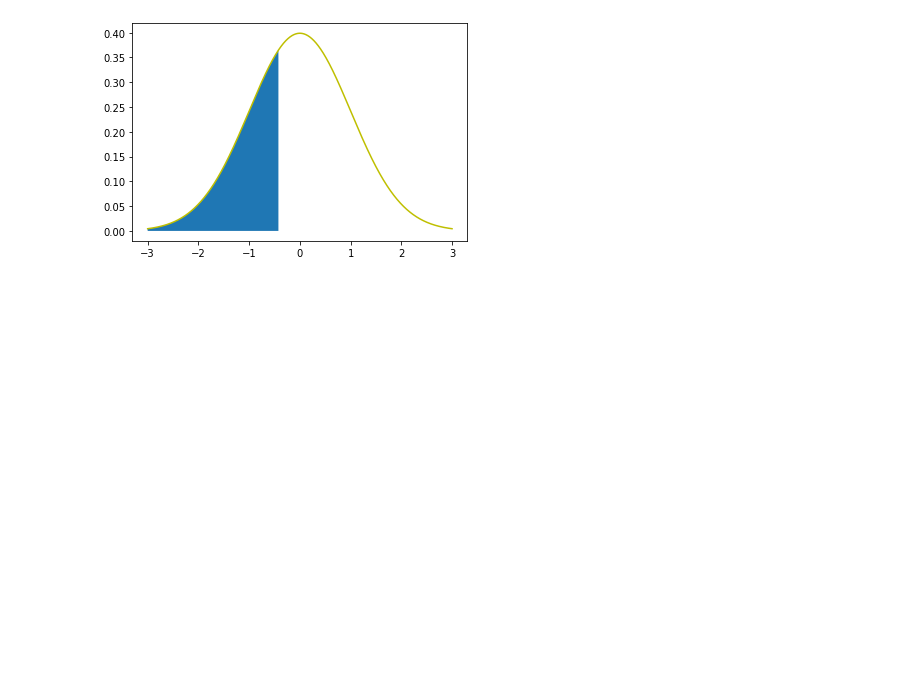
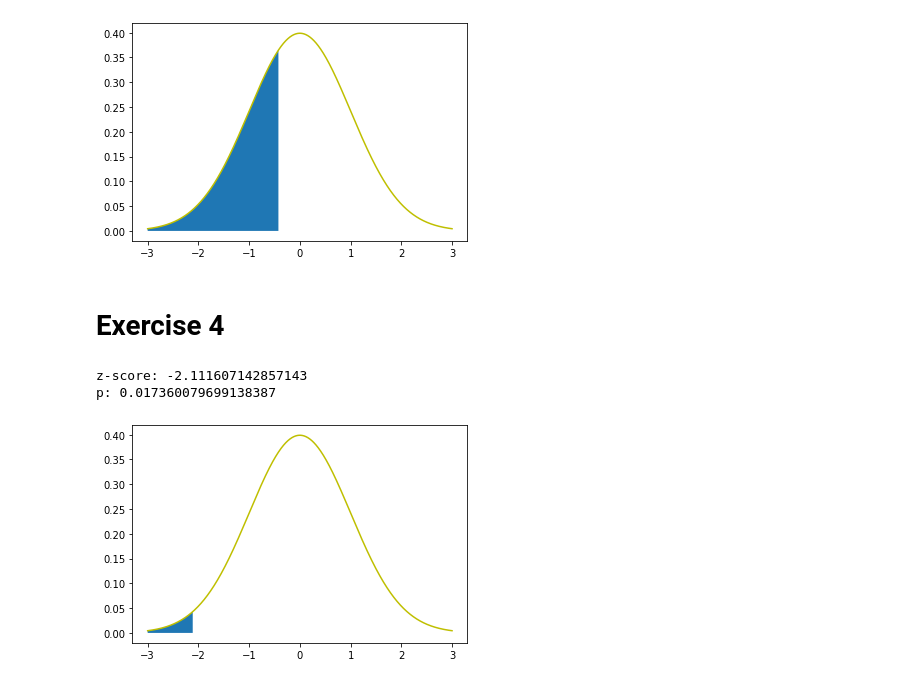
Before and after one commit to FerdianFy13/Fundamental_Inference_Statistics, a Jupyter notebook: Sampling_Distribution.ipynb, the cells around one changed output. Drawn from its saved outputs; the diff is of its cells as text; code cells hidden in the pictures; blank space fills up the shorter version.

```diff
--- a/Sampling_Distribution.ipynb
+++ b/Sampling_Distribution.ipynb
@@ -103,3 +103,38 @@ x = np.arange(-3, 3, 0.001)
 draw_z_score(x, (x<z_score))
 # %% [output]
 [figure]
+# %% [markdown]
+# Exercise 4
+# %%
+from scipy import stats
+import math
+
+mu = 3173
+sigma = 1120
+x = 2700
+n = 25
+
+z_score = (x - mu) / (sigma / math.sqrt(n))
+print(f'z-score: {z_score}')
+
+p = stats.norm.cdf(z_score)
+print(f'p: {p}')
+# %% [output]
+z-score: -2.111607142857143
+p: 0.017360079699138387
+# %%
+from scipy import stats
+import numpy as np
+import matplotlib.pyplot as plt
+
+def draw_z_score(x, cond, mu=0, sigma=1):
+    y = stats.norm.pdf(x, mu, sigma)
+    z = x[cond]
+    plt.plot(x, y, "y")
+    plt.fill_between(z, 0, stats.norm.pdf(z, mu, sigma))
+    plt.show()
+
+x = np.arange(-3, 3, 0.001)
+draw_z_score(x, (x<z_score))
+# %% [output]
+[figure, added]
```
